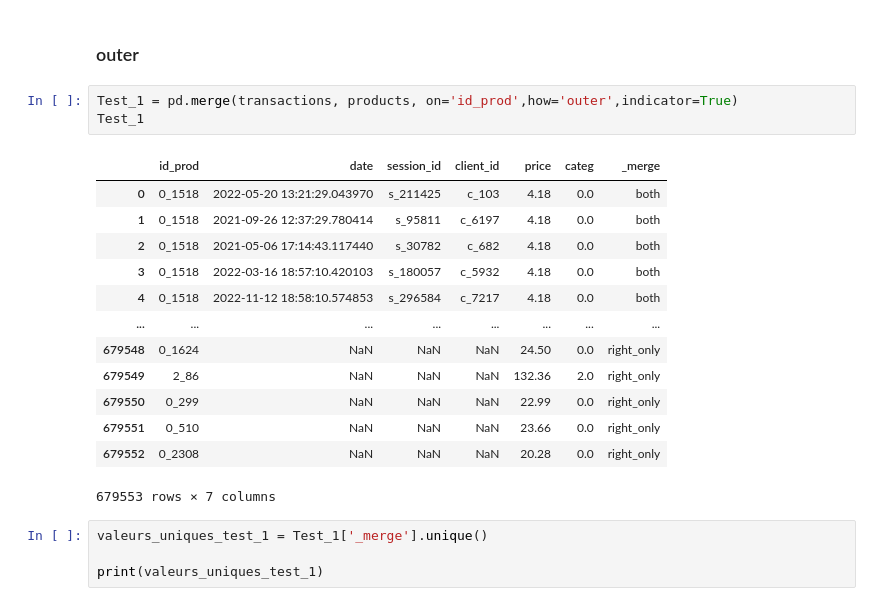
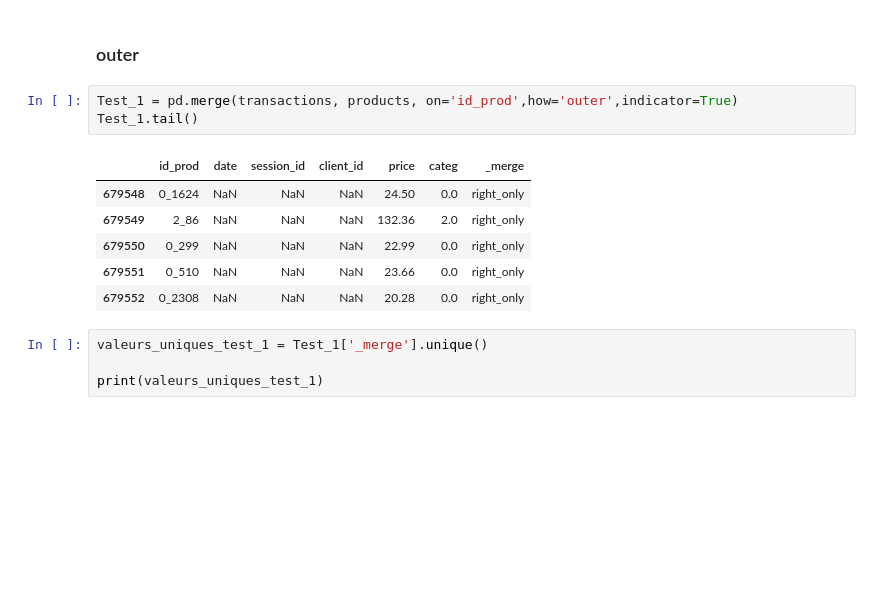
Before and after one commit to AntoineJBQ/Projet-6, a Jupyter notebook: projet 6.ipynb, the cells around one changed output. Cells and saved outputs as stored; diff of their text form; blank space fills up the shorter version.

```diff
--- a/projet 6.ipynb
+++ b/projet 6.ipynb
@@ -146,21 +150,14 @@ print(valeurs_uniques_customers)
 ### outer
 # %%
 Test_1 = pd.merge(transactions, products, on='id_prod',how='outer',indicator=True)
-Test_1
+Test_1.tail()
 # %% [output]
 |  | id_prod | date | session_id | client_id | price | categ | _merge |
-| 0 | 0_1518 | 2022-05-20 13:21:29.043970 | s_211425 | c_103 | 4.18 | 0.0 | both |
-| 1 | 0_1518 | 2021-09-26 12:37:29.780414 | s_95811 | c_6197 | 4.18 | 0.0 | both |
-| 2 | 0_1518 | 2021-05-06 17:14:43.117440 | s_30782 | c_682 | 4.18 | 0.0 | both |
-| 3 | 0_1518 | 2022-03-16 18:57:10.420103 | s_180057 | c_5932 | 4.18 | 0.0 | both |
-| 4 | 0_1518 | 2022-11-12 18:58:10.574853 | s_296584 | c_7217 | 4.18 | 0.0 | both |
-| ... | ... | ... | ... | ... | ... | ... | ... |
 | 679548 | 0_1624 | NaN | NaN | NaN | 24.50 | 0.0 | right_only |
 | 679549 | 2_86 | NaN | NaN | NaN | 132.36 | 2.0 | right_only |
 | 679550 | 0_299 | NaN | NaN | NaN | 22.99 | 0.0 | right_only |
 | 679551 | 0_510 | NaN | NaN | NaN | 23.66 | 0.0 | right_only |
 | 679552 | 0_2308 | NaN | NaN | NaN | 20.28 | 0.0 | right_only |
-679553 rows × 7 columns
 # %%
 valeurs_uniques_test_1 = Test_1['_merge'].unique()
 
```
Also changed, not shown: parts of 17 cells of this notebook.
